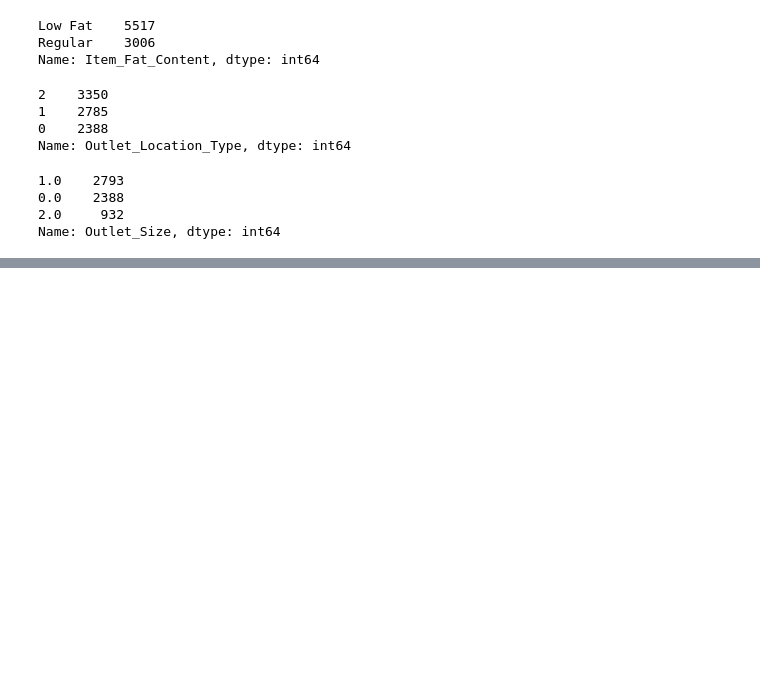
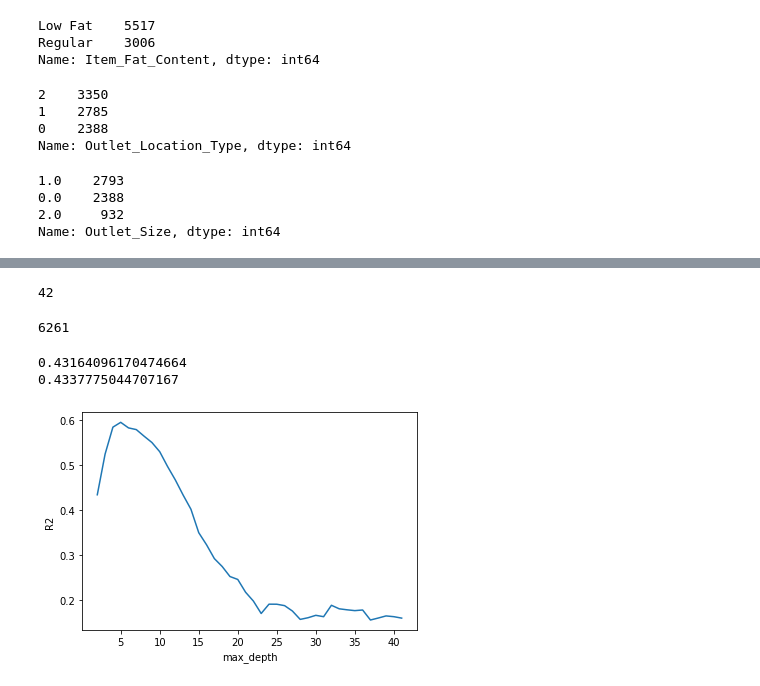
Before and after one commit to Davianka/food-sales-predictions, a Jupyter notebook: Project_clean.ipynb, the cells around one changed output, grey strips where cells are left out. Saved outputs shown, nothing was run; the diff lists cells and outputs as text; code cells hidden in the pictures; blank space fills up the shorter version.

```diff
--- a/Project_clean.ipynb
+++ b/Project_clean.ipynb
@@ -491,0 +490,2 @@ dtype: bool
+# %%
+dec_tree.fit(X_train_processed, y_train)
@@ -491,0 +497,5 @@ dtype: bool
+# %%
+train_score = dec_tree.score(X_train_processed, y_train)
+test_score = dec_tree.score(X_test_processed, y_test)
+print(train_score)
+print(test_score)
@@ -491,0 +520,36 @@ dtype: bool
+# %%
+dec_tree.get_depth()
+# %% [output]
+42
+# %%
+dec_tree.get_n_leaves()
+# %% [output]
+6261
+# %%
+dec_tree_2 = DecisionTreeRegressor(max_depth = 2, random_state = 42)
+dec_tree_2.fit(X_train_processed, y_train)
+train_2_score = dec_tree_2.score(X_train_processed, y_train)
+test_2_score = dec_tree_2.score(X_test_processed, y_test)
+print(train_2_score)
+print(test_2_score)
+# %% [output]
+0.43164096170474664
+0.4337775044707167
+# %%
+# List of values to try for max_depth:
+depths = list(range(2, 42)) # will try every value between 2 and 42
+# Data frame to store the score for each value of max_depth:
+scores = pd.DataFrame(index=depths, columns=['Test Score','Train Score'])
+for depth in depths:
+    dec_tree = DecisionTreeRegressor(max_depth=depth, random_state=42)
+    dec_tree.fit(X_train_processed, y_train)
+    train_score = dec_tree.score(X_test_processed, y_test)
+    test_score = dec_tree.score(X_test_processed, y_test)
+    scores.loc[depth, 'Train Score'] = train_score
+    scores.loc[depth, 'Test Score'] = test_score
+# %%
+plt.plot(depths, scores['Test Score'])
+plt.xlabel('max_depth')
+plt.ylabel('R2');
+# %% [output]
+[figure, added]
```
Also changed, not shown: parts of 46 cells of this notebook.
